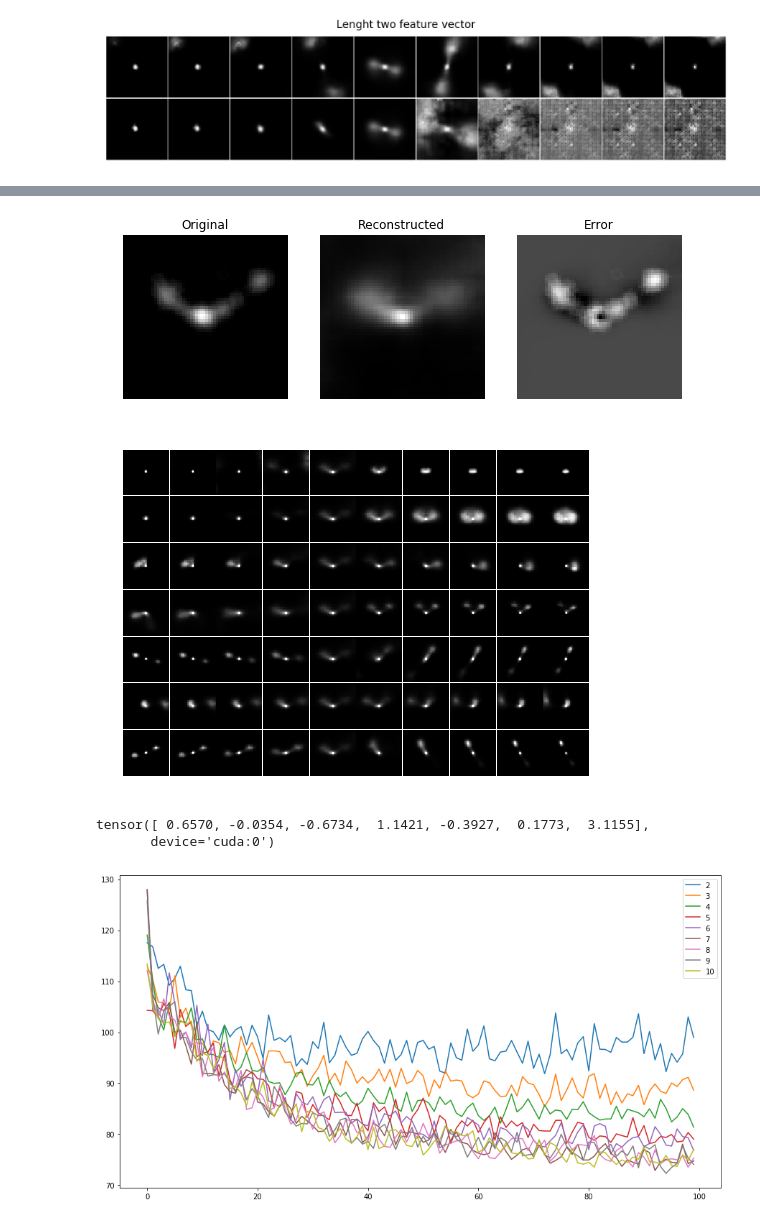
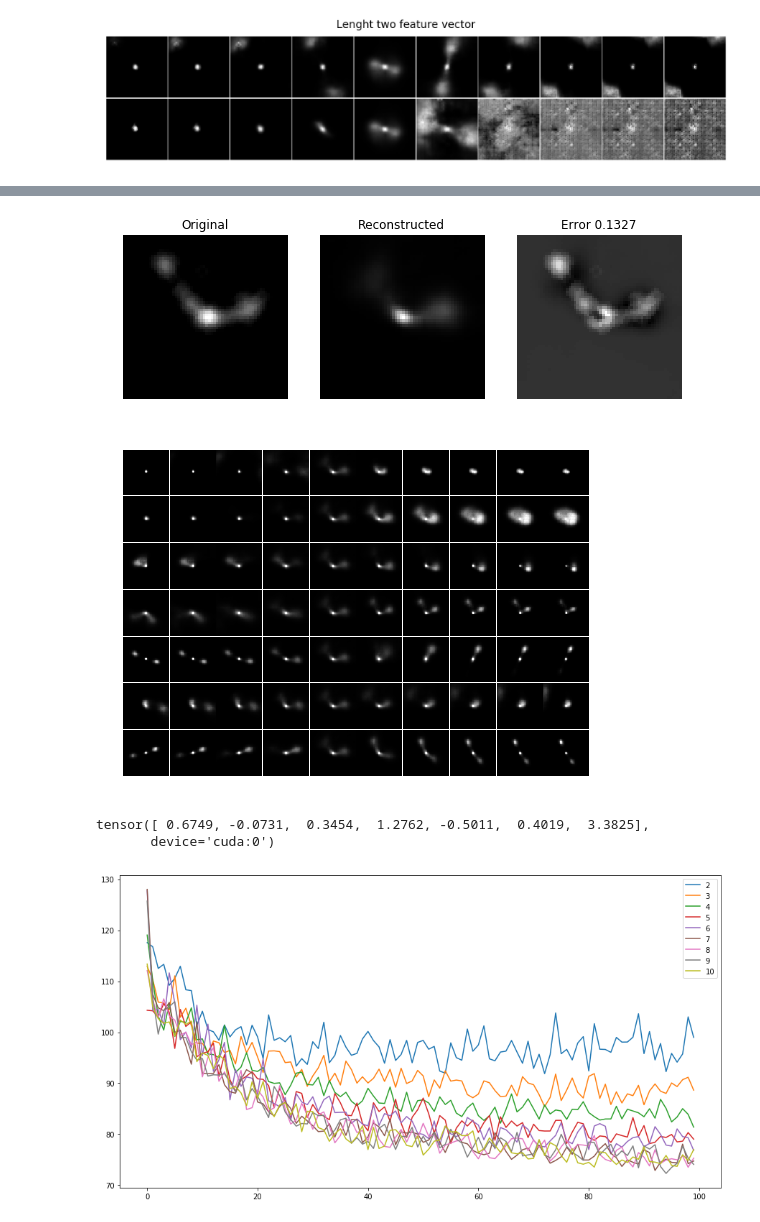
Before and after one commit to nottu/pytorch-autoencoder-tests, a Jupyter notebook: b-vae_multi_values_test.ipynb, the cells around one changed output, grey strips where cells are left out. Cells and saved outputs as stored; diff of their text form; code cells hidden in the pictures.

```diff
--- a/b-vae_multi_values_test.ipynb
+++ b/b-vae_multi_values_test.ipynb
@@ -107,7 +110,7 @@ for i in range(15):
         ax1 = plt.subplot(gs1[i*r+j])
         plt.axis('off')
         with torch.no_grad():
-            e = torch.Tensor([k*(-j/2 + j), k*(-i/2  + i)]).cuda()
+            e = torch.Tensor([k*(-r/2 + j), k*(-r/2  + i)]).cuda()
             d = vae.decode(e).cpu()[0][0]
         ax1.imshow(d, cmap='gray')
         ax1.set_aspect('equal')
@@ -125,24 +128,27 @@ vae = vae.eval()
 # %%
 a = 1#6
 s, l = sample[0][a:a+1], sample[1][a:a+1]
 with torch.no_grad():
     e = vae.encode(s.to(device))[0]
     d = vae.decode(e)
+
+bce = F.binary_cross_entropy(torch.FloatTensor(s[0][0]), d.cpu())
+
 f, ax = plt.subplots(1, 3, figsize=(10, 5))
 ax[0].imshow(s[0][0], cmap='gray')
-ax[1].imshow(d.cpu()[0][0]**(0.5), cmap='gray')
+ax[1].imshow(d.cpu()[0][0], cmap='gray')
 ax[2].imshow(s[0][0] - d.cpu()[0][0], cmap='gray')
 
 ax[0].axis('off')
 ax[1].axis('off')
 ax[2].axis('off')
 
 ax[0].set_title('Original')
 ax[1].set_title('Reconstructed')
-ax[2].set_title('Error')
+ax[2].set_title('Error {:.4f}'.format(bce))
 plt.show()
 # %% [output]
-[figure, old version]
+[figure, new version]
 # %%
 a = 1#6
 s, l = sample[0][a:a+1], sample[1][a:a+1]
@@ -173,8 +179,8 @@ for i in range(lt_dim):
 plt.show()
 print(e)
 # %% [output]
-[figure, old version]
+[figure, new version]
-tensor([ 0.6570, -0.0354, -0.6734,  1.1421, -0.3927,  0.1773,  3.1155],
+tensor([ 0.6749, -0.0731,  0.3454,  1.2762, -0.5011,  0.4019,  3.3825],
        device='cuda:0')
 # %%
 # r = 15
```
Also changed, not shown: parts of 4 cells of this notebook, 1 other file.
